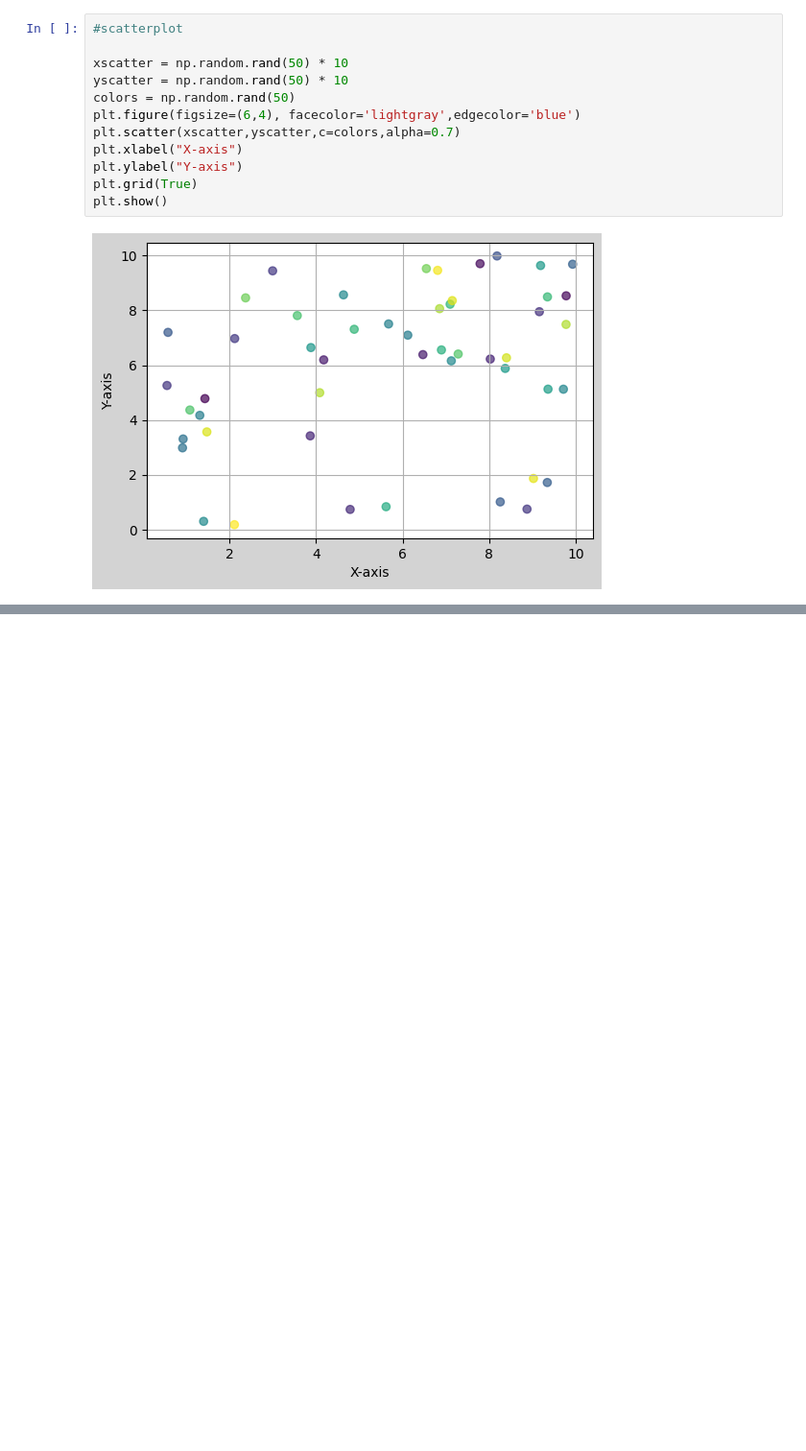
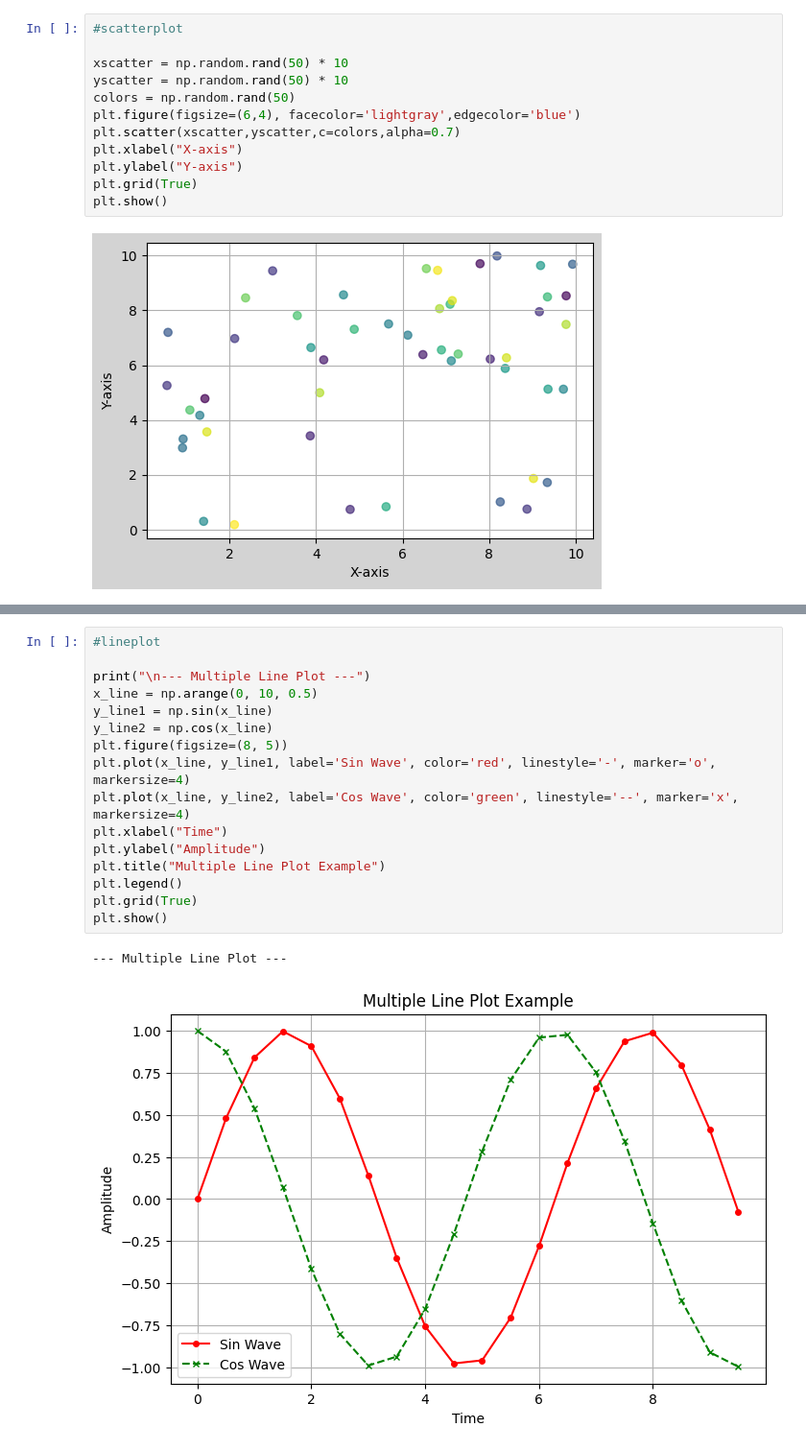
Before and after one commit to november-rain452/Data_Eng_LR, a Jupyter notebook: PythonEDA/Libraries_py.ipynb, the cells around one changed output, grey strips where cells are left out. Shown at 96% size. Cells and saved outputs as stored; diff of their text form; blank space fills up the shorter version.

```diff
--- a/PythonEDA/Libraries_py.ipynb
+++ b/PythonEDA/Libraries_py.ipynb
@@ -22,0 +50,19 @@ plt.show()
+# %%
+#lineplot
+
+print("\n--- Multiple Line Plot ---")
+x_line = np.arange(0, 10, 0.5)
+y_line1 = np.sin(x_line)
+y_line2 = np.cos(x_line)
+plt.figure(figsize=(8, 5))
+plt.plot(x_line, y_line1, label='Sin Wave', color='red', linestyle='-', marker='o', markersize=4)
+plt.plot(x_line, y_line2, label='Cos Wave', color='green', linestyle='--', marker='x', markersize=4)
+plt.xlabel("Time")
+plt.ylabel("Amplitude")
+plt.title("Multiple Line Plot Example")
+plt.legend()
+plt.grid(True)
+plt.show()
+# %% [output]
+--- Multiple Line Plot ---
+[figure, added]
```
Also changed, not shown: parts of 2 cells of this notebook.
